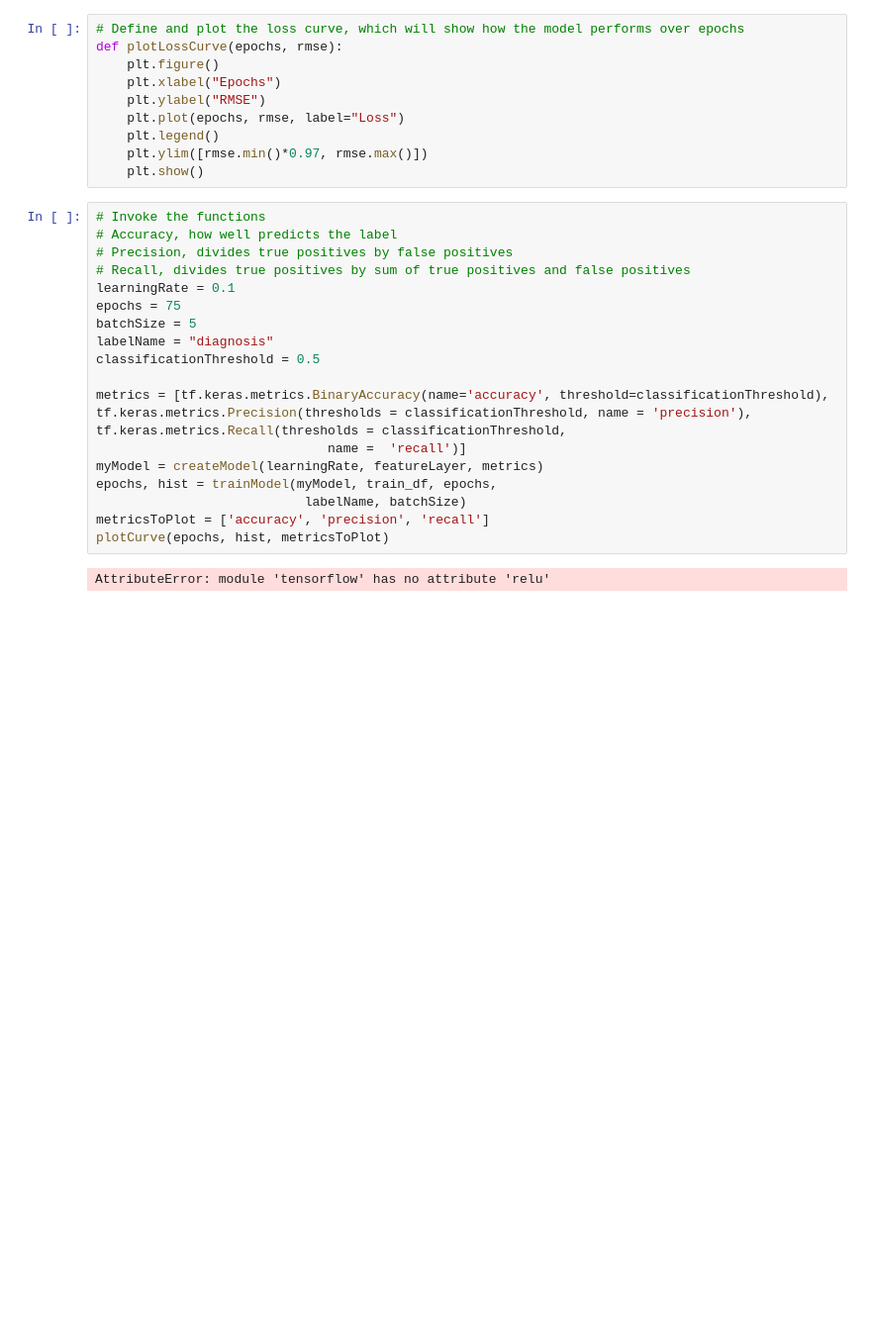
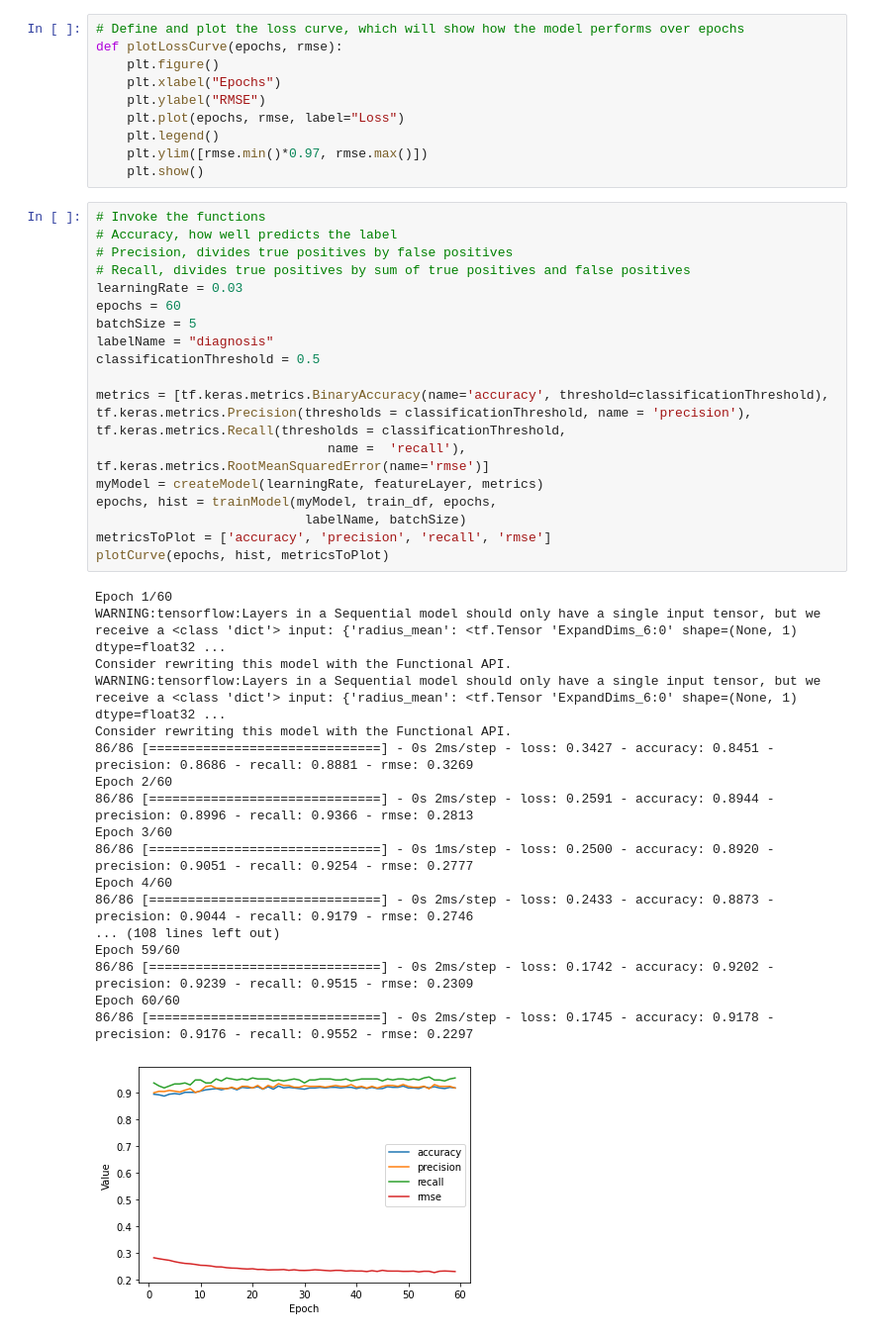
Before and after one commit to JustMyerson/Binary-Tumor-Classifier, a Jupyter notebook: BenignOrMalignant.ipynb, the cells around one changed output. Shown at 99% size. Cells and saved outputs as stored; diff of their text form; blank space fills up the shorter version.

Commit message:
Add RMSE as a metric for evalutation

```diff
--- a/BenignOrMalignant.ipynb
+++ b/BenignOrMalignant.ipynb
@@ -161,20 +140,37 @@ def plotLossCurve(epochs, rmse):
 # %%
 # Invoke the functions
 # Accuracy, how well predicts the label
 # Precision, divides true positives by false positives
 # Recall, divides true positives by sum of true positives and false positives
-learningRate = 0.1
-epochs = 75
+learningRate = 0.03
+epochs = 60
 batchSize = 5
 labelName = "diagnosis"
 classificationThreshold = 0.5
 
 metrics = [tf.keras.metrics.BinaryAccuracy(name='accuracy', threshold=classificationThreshold), tf.keras.metrics.Precision(thresholds = classificationThreshold, name = 'precision'), tf.keras.metrics.Recall(thresholds = classificationThreshold,
-                              name =  'recall')]
+                              name =  'recall'), tf.keras.metrics.RootMeanSquaredError(name='rmse')]
 myModel = createModel(learningRate, featureLayer, metrics)
 epochs, hist = trainModel(myModel, train_df, epochs,
                            labelName, batchSize)
-metricsToPlot = ['accuracy', 'precision', 'recall']
+metricsToPlot = ['accuracy', 'precision', 'recall', 'rmse']
 plotCurve(epochs, hist, metricsToPlot)
 # %% [output]
-AttributeError: module 'tensorflow' has no attribute 'relu'
+Epoch 1/60
+WARNING:tensorflow:Layers in a Sequential model should only have a single input tensor, but we receive a <class 'dict'> input: {'radius_mean': <tf.Tensor 'ExpandDims_6:0' shape=(None, 1) dtype=float32 ...
+Consider rewriting this model with the Functional API.
+WARNING:tensorflow:Layers in a Sequential model should only have a single input tensor, but we receive a <class 'dict'> input: {'radius_mean': <tf.Tensor 'ExpandDims_6:0' shape=(None, 1) dtype=float32 ...
+Consider rewriting this model with the Functional API.
+86/86 [==============================] - 0s 2ms/step - loss: 0.3427 - accuracy: 0.8451 - precision: 0.8686 - recall: 0.8881 - rmse: 0.3269
+Epoch 2/60
+86/86 [==============================] - 0s 2ms/step - loss: 0.2591 - accuracy: 0.8944 - precision: 0.8996 - recall: 0.9366 - rmse: 0.2813
+Epoch 3/60
+86/86 [==============================] - 0s 1ms/step - loss: 0.2500 - accuracy: 0.8920 - precision: 0.9051 - recall: 0.9254 - rmse: 0.2777
+Epoch 4/60
+86/86 [==============================] - 0s 2ms/step - loss: 0.2433 - accuracy: 0.8873 - precision: 0.9044 - recall: 0.9179 - rmse: 0.2746
+... (108 lines left out)
+Epoch 59/60
+86/86 [==============================] - 0s 2ms/step - loss: 0.1742 - accuracy: 0.9202 - precision: 0.9239 - recall: 0.9515 - rmse: 0.2309
+Epoch 60/60
+86/86 [==============================] - 0s 2ms/step - loss: 0.1745 - accuracy: 0.9178 - precision: 0.9176 - recall: 0.9552 - rmse: 0.2297
+[figure, added]
```
Also changed, not shown: parts of 2 cells of this notebook, 4 other files.
